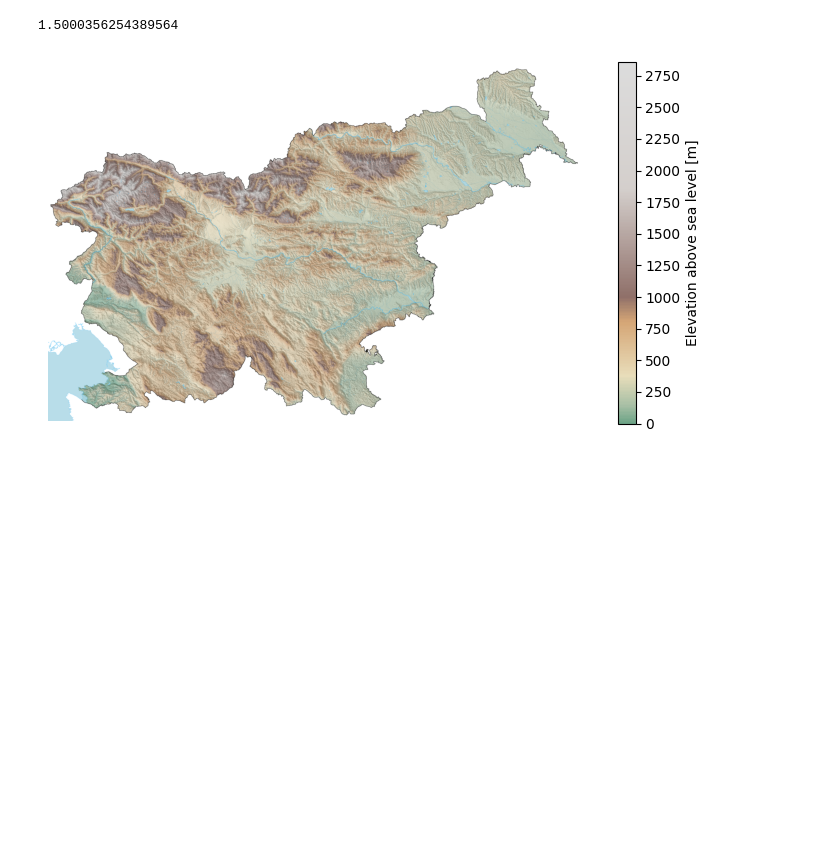
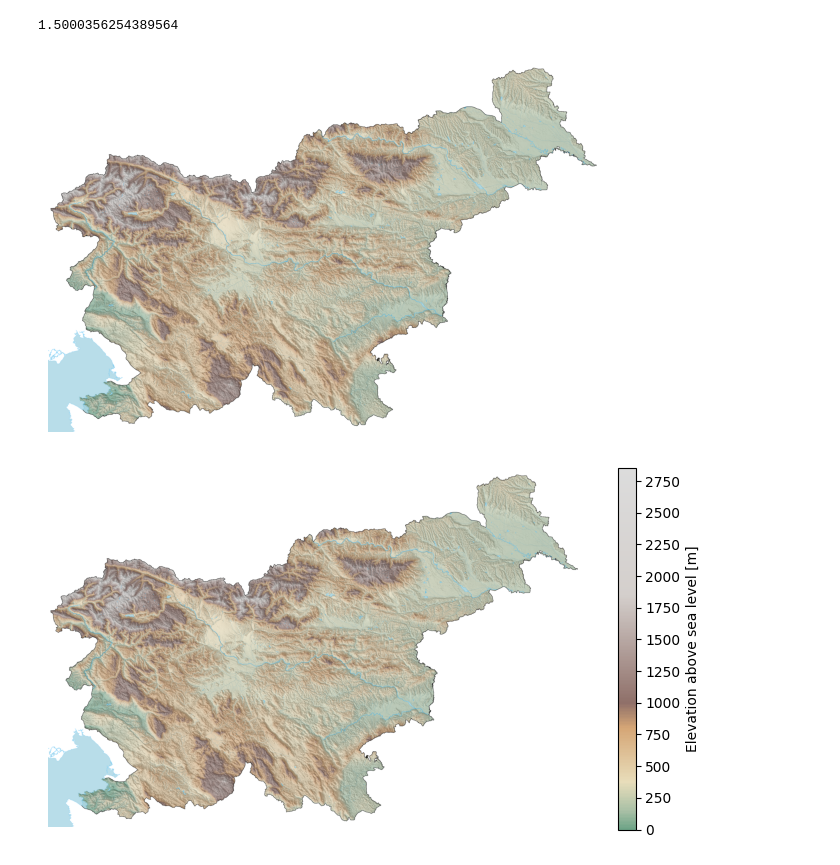
Before and after one commit to rokuk/slovenia-topo-maps, a Jupyter notebook: makemap.ipynb, the cells around one changed output. Drawn from its saved outputs; the diff is of its cells as text; code cells hidden in the pictures; blank space fills up the shorter version.

Commit message:
Add small image

```diff
--- a/makemap.ipynb
+++ b/makemap.ipynb
@@ -166,6 +166,14 @@ final_water_sea = tf.stack(hill_img, elev_img, sea_img, water_small_img, water_i
 final_water_sea = tf.set_background(final_water_sea, color="white")
 dsimage = final_water_sea.to_pil()
 dsimage.save("output/final_water_sea_dem_4000.png")
+# %%
+fig, ax = plt.subplots(figsize=(7,4))
+im = ax.imshow(dsimage)
+ax.set_axis_off()
+plt.tight_layout()
+plt.savefig("output/final_water_sea_dem_mpl_small.png", dpi=300)
+# %% [output]
+[figure, added]
 # %%
 fig, ax = plt.subplots(figsize=(7,4))
 im = ax.imshow(dsimage)
```
Also changed, not shown: 3 other files.
